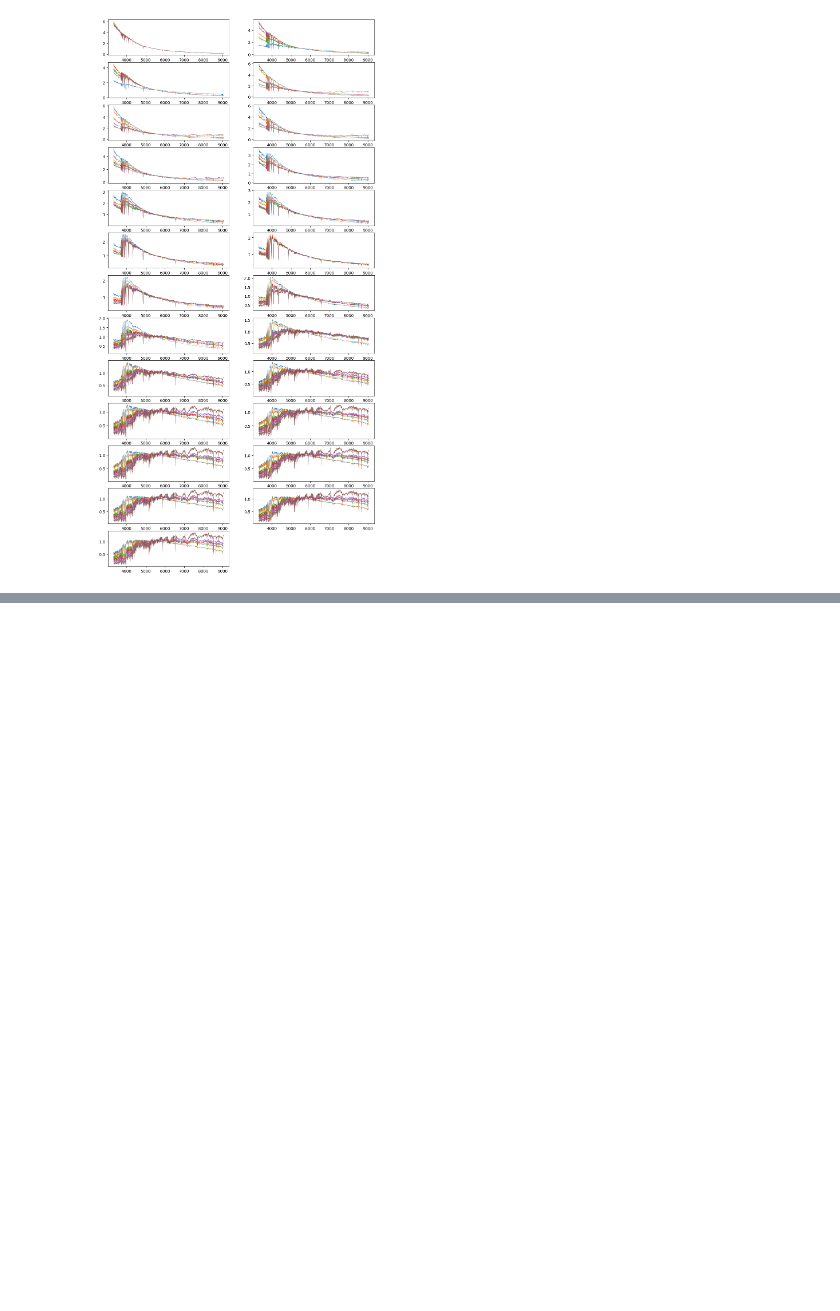
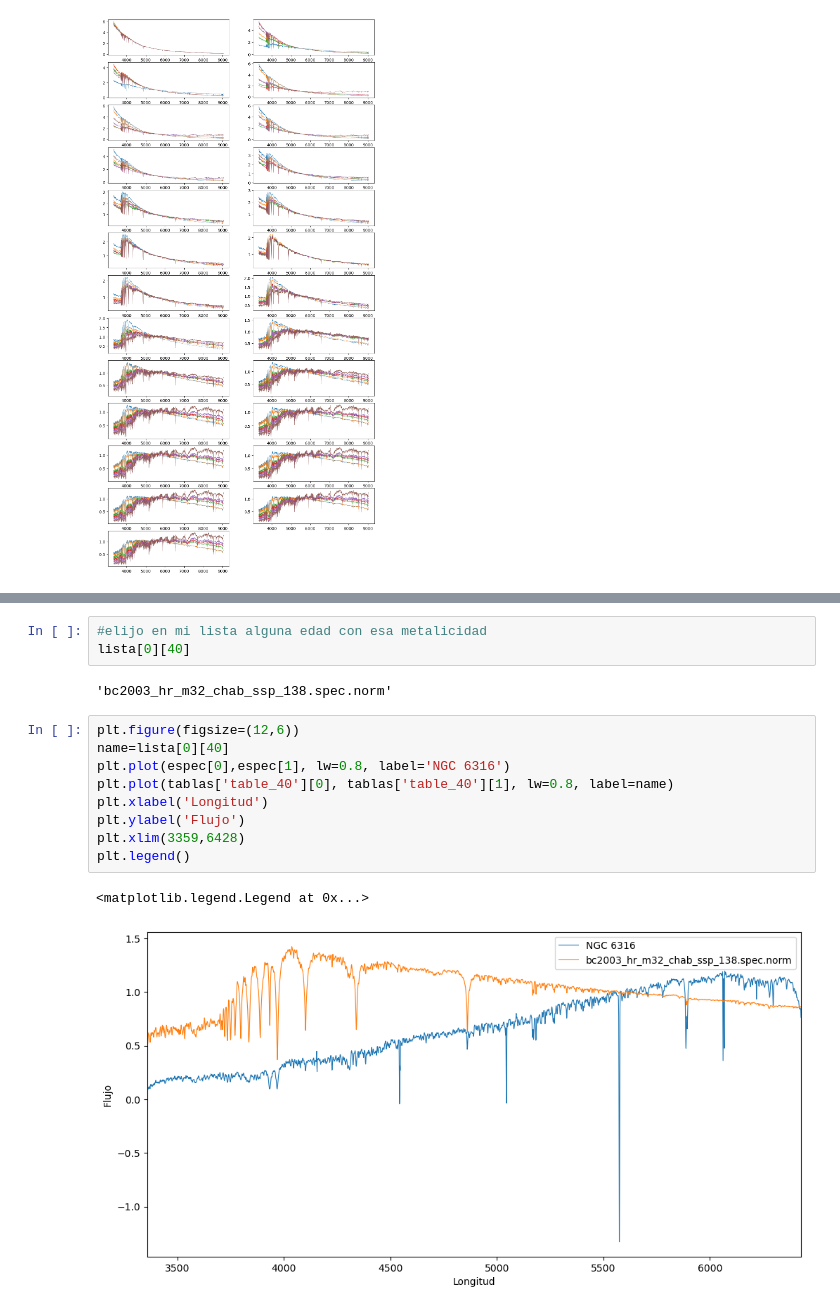
Before and after one commit to ana-garcia1/Materia_Andrea, a Jupyter notebook: Datos_base.ipynb, the cells around one changed output, grey strips where cells are left out. Drawn from its saved outputs; the diff is of its cells as text; blank space fills up the shorter version.

```diff
--- a/Datos_base.ipynb
+++ b/Datos_base.ipynb
@@ -588,0 +753,17 @@ chi2()
+# %%
+#elijo en mi lista alguna edad con esa metalicidad
+lista[0][40]
+# %% [output]
+'bc2003_hr_m32_chab_ssp_138.spec.norm'
+# %%
+plt.figure(figsize=(12,6))
+name=lista[0][40]
+plt.plot(espec[0],espec[1], lw=0.8, label='NGC 6316')
+plt.plot(tablas['table_40'][0], tablas['table_40'][1], lw=0.8, label=name)
+plt.xlabel('Longitud')
+plt.ylabel('Flujo')
+plt.xlim(3359,6428)
+plt.legend()
+# %% [output]
+<matplotlib.legend.Legend at 0x...>
+[figure, added]
```
Also changed, not shown: parts of 60 cells of this notebook.
